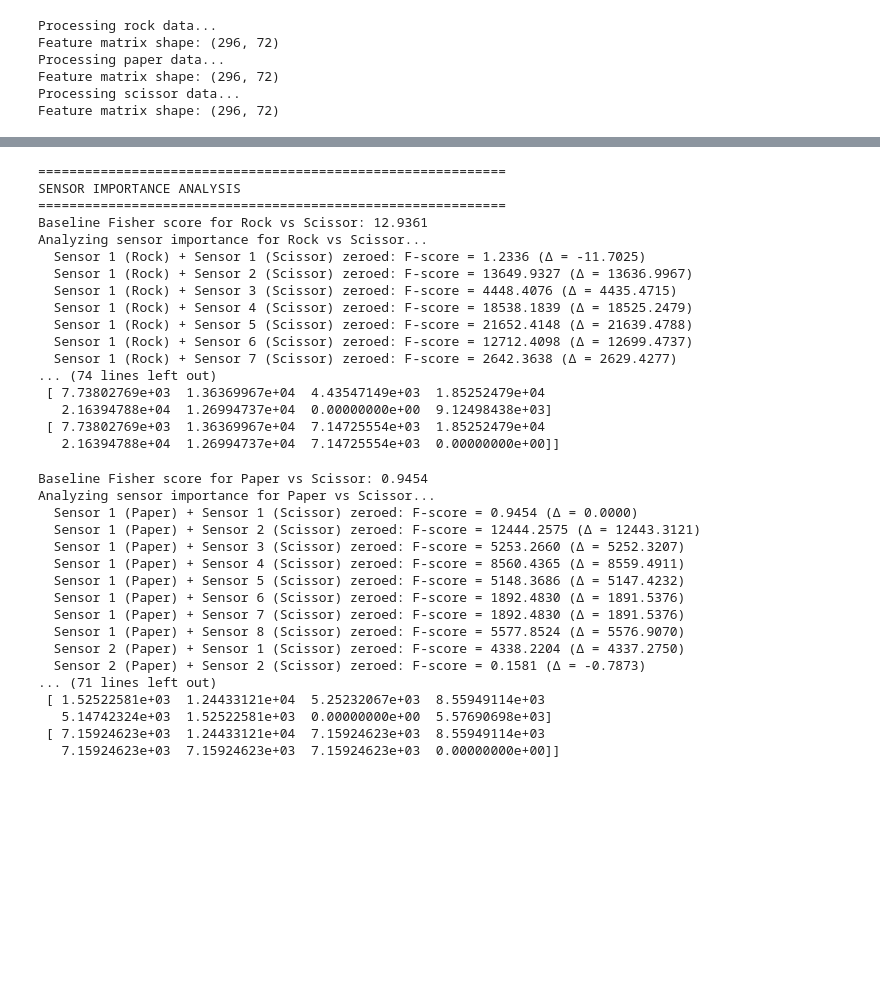
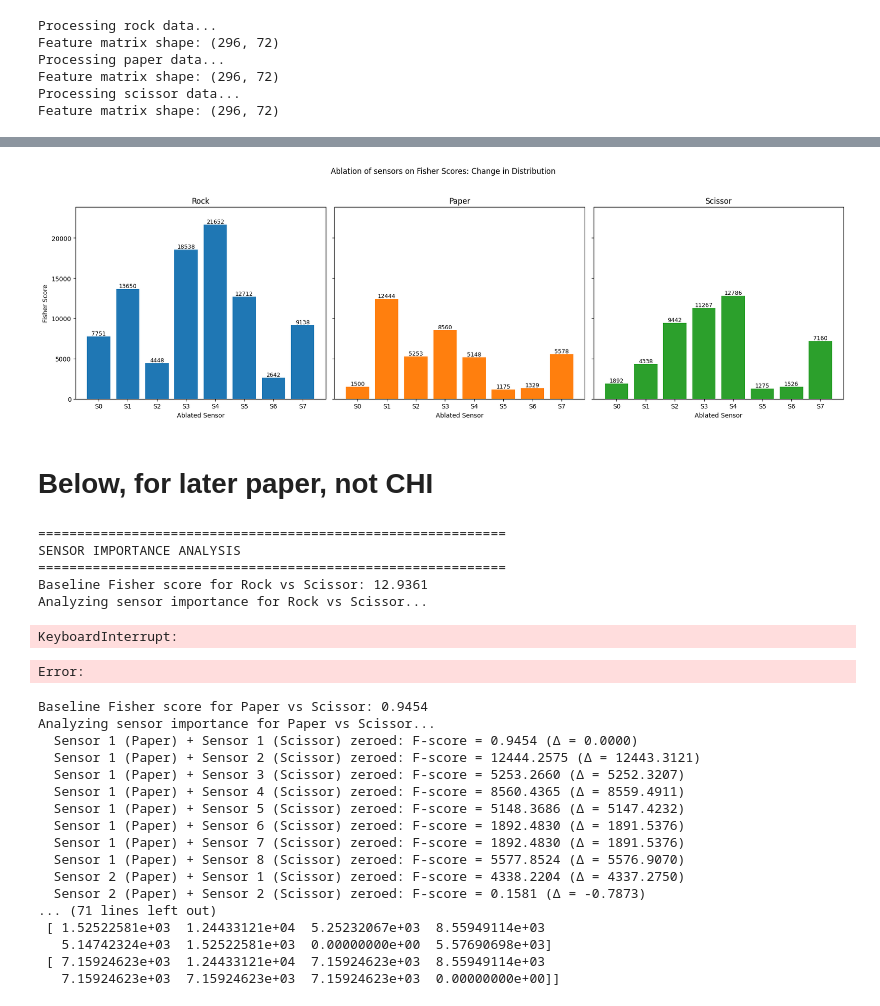
Before and after one commit to freek1/roshambo, a Jupyter notebook: emg_feature_analysis.ipynb, the cells around one changed output, grey strips where cells are left out. Drawn from its saved outputs; the diff is of its cells as text; code cells hidden in the pictures; blank space fills up the shorter version.

```diff
--- a/emg_feature_analysis.ipynb
+++ b/emg_feature_analysis.ipynb
@@ -25,6 +25,12 @@ all_scissors = torch.cat(all_scissors, dim=0)
 print(all_rocks.shape)
 print(all_papers.shape)
 print(all_scissors.shape)
+
+all_data = {
+    "rock": all_rocks,
+    "paper": all_papers,
+    "scissor": all_scissors
+}
 # %% [output]
 torch.Size([296, 1, 8, 400])
 torch.Size([296, 1, 8, 400])
@@ -189,4 +264,35 @@ Rock vs Paper: 10.888213461060227
+# %%
+import matplotlib.pyplot as plt
+import numpy as np
+
+sensor_labels = [f"S{i}" for i in range(8)]
+fig, axs = plt.subplots(1, 3, figsize=(18, 6), sharey=True)
+
+for idx, gesture in enumerate(['rock', 'paper', 'scissor']):
+    ax = axs[idx]
+    values = [float(v) for v in fisher_scores[gesture]]
+    bars = ax.bar(sensor_labels, values, color='C'+str(idx))
+    ax.set_title(f"{gesture.capitalize()}")
+    ax.set_xlabel("Ablated Sensor")
+    if idx == 0:
+        ax.set_ylabel("Fisher Score")
+    ax.set_ylim(0, max(max([float(v) for v in vals]) for vals in fisher_scores.values()) * 1.1)
+    for bar, val in zip(bars, values):
+        ax.text(bar.get_x() + bar.get_width()/2, bar.get_height(), f"{val:.0f}", ha='center', va='bottom', fontsize=9)
+
+plt.suptitle("Ablation of sensors on Fisher Scores: Change in Distribution")
+plt.tight_layout(rect=[0, 0.03, 1, 0.95])
+plt.show()
+# %% [output]
+[figure, added]
+# %% [markdown]
+# Below, for later paper, not CHI
 # %%
+# escape:
+exit(0)
+
+
+
 # Sensor Importance Analysis
 # This analysis shows which sensors have the most impact on classification performance
 # by systematically zeroing out individual sensors and measuring the change in Fisher scores
@@ -257,18 +363,8 @@ SENSOR IMPORTANCE ANALYSIS
 ============================================================
 Baseline Fisher score for Rock vs Scissor: 12.9361
 Analyzing sensor importance for Rock vs Scissor...
-  Sensor 1 (Rock) + Sensor 1 (Scissor) zeroed: F-score = 1.2336 (Δ = -11.7025)
-  Sensor 1 (Rock) + Sensor 2 (Scissor) zeroed: F-score = 13649.9327 (Δ = 13636.9967)
-  Sensor 1 (Rock) + Sensor 3 (Scissor) zeroed: F-score = 4448.4076 (Δ = 4435.4715)
-  Sensor 1 (Rock) + Sensor 4 (Scissor) zeroed: F-score = 18538.1839 (Δ = 18525.2479)
-  Sensor 1 (Rock) + Sensor 5 (Scissor) zeroed: F-score = 21652.4148 (Δ = 21639.4788)
-  Sensor 1 (Rock) + Sensor 6 (Scissor) zeroed: F-score = 12712.4098 (Δ = 12699.4737)
-  Sensor 1 (Rock) + Sensor 7 (Scissor) zeroed: F-score = 2642.3638 (Δ = 2629.4277)
-... (74 lines left out)
- [ 7.73802769e+03  1.36369967e+04  4.43547149e+03  1.85252479e+04
-   2.16394788e+04  1.26994737e+04  0.00000000e+00  9.12498438e+03]
- [ 7.73802769e+03  1.36369967e+04  7.14725554e+03  1.85252479e+04
-   2.16394788e+04  1.26994737e+04  7.14725554e+03  0.00000000e+00]]
+KeyboardInterrupt:
+Error:
 # %%
 # Paper vs Scissor analysis
 paper_scissor_matrix = analyze_sensor_importance(all_papers, all_scissors, "Paper", "Scissor")
```
Also changed, not shown: parts of 4 cells of this notebook.
